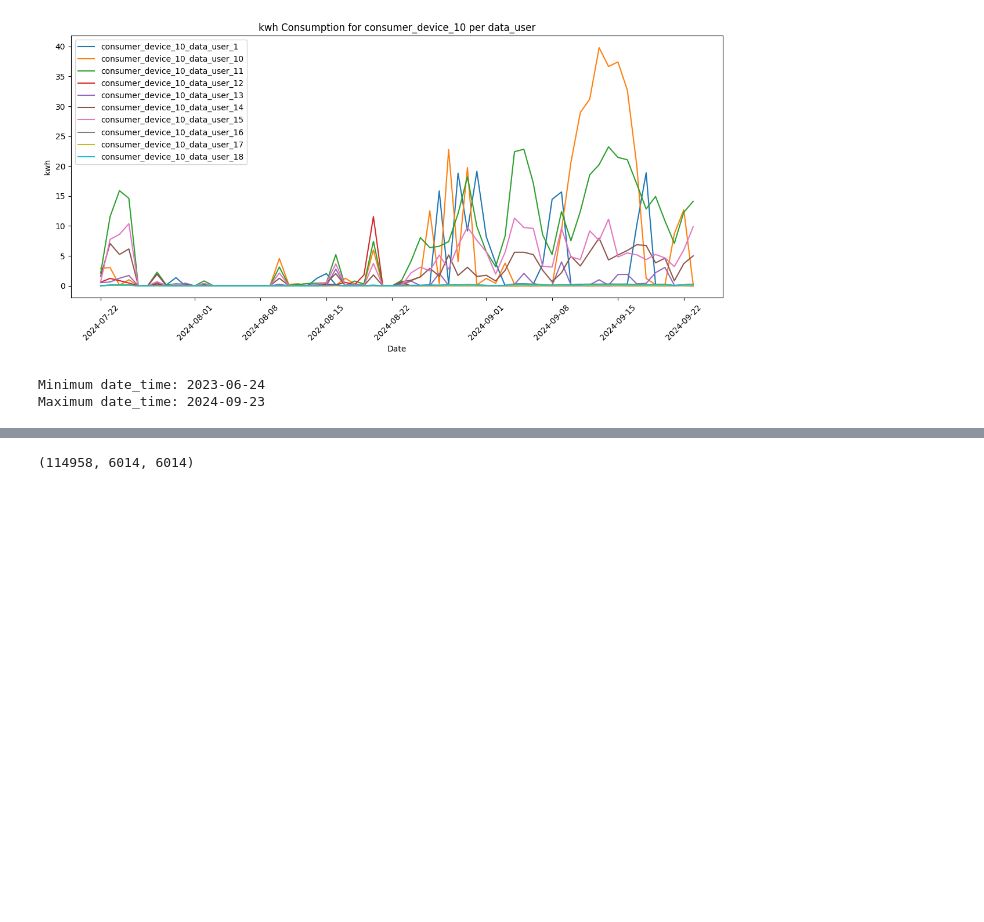
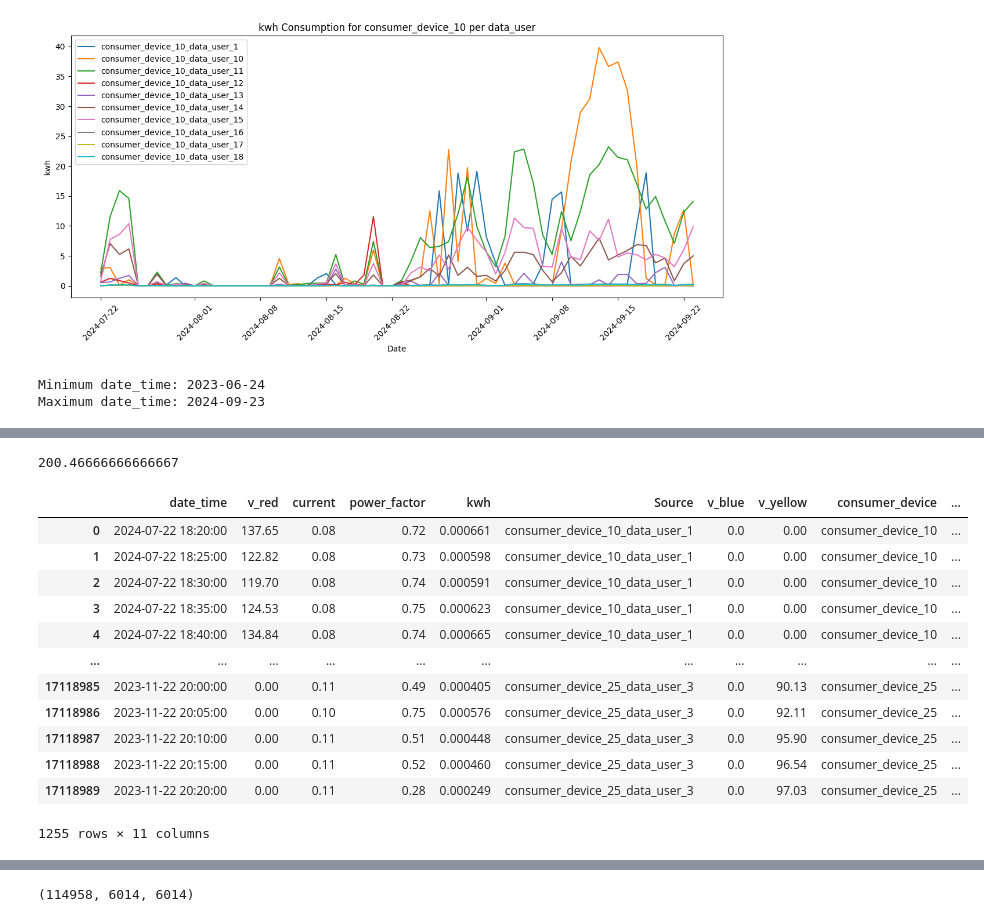
Before and after one commit to SIDIBEMoussa/Hydropower-Climate-Optimisation-Challenge, a Jupyter notebook: Notebook_version_1.ipynb, the cells around one changed output, grey strips where cells are left out. Cells and saved outputs as stored; diff of their text form; code cells hidden in the pictures; blank space fills up the shorter version.

```diff
--- a/Notebook_version_1.ipynb
+++ b/Notebook_version_1.ipynb
@@ -299,3 +310,23 @@ complete_data.head()
+# %%
+sub_data.shape[0]/30
+# %% [output]
+200.46666666666667
+# %%
+all_data_df.groupby(["consumer_device", "data_user"]).head()
+# %% [output]
+|  | date_time | v_red | current | power_factor | kwh | Source | v_blue | v_yellow | consumer_device | ... |
+| 0 | 2024-07-22 18:20:00 | 137.65 | 0.08 | 0.72 | 0.000661 | consumer_device_10_data_user_1 | 0.0 | 0.00 | consumer_device_10 | ... |
+| 1 | 2024-07-22 18:25:00 | 122.82 | 0.08 | 0.73 | 0.000598 | consumer_device_10_data_user_1 | 0.0 | 0.00 | consumer_device_10 | ... |
+| 2 | 2024-07-22 18:30:00 | 119.70 | 0.08 | 0.74 | 0.000591 | consumer_device_10_data_user_1 | 0.0 | 0.00 | consumer_device_10 | ... |
+| 3 | 2024-07-22 18:35:00 | 124.53 | 0.08 | 0.75 | 0.000623 | consumer_device_10_data_user_1 | 0.0 | 0.00 | consumer_device_10 | ... |
+| 4 | 2024-07-22 18:40:00 | 134.84 | 0.08 | 0.74 | 0.000665 | consumer_device_10_data_user_1 | 0.0 | 0.00 | consumer_device_10 | ... |
+| ... | ... | ... | ... | ... | ... | ... | ... | ... | ... | ... |
+| 17118985 | 2023-11-22 20:00:00 | 0.00 | 0.11 | 0.49 | 0.000405 | consumer_device_25_data_user_3 | 0.0 | 90.13 | consumer_device_25 | ... |
+| 17118986 | 2023-11-22 20:05:00 | 0.00 | 0.10 | 0.75 | 0.000576 | consumer_device_25_data_user_3 | 0.0 | 92.11 | consumer_device_25 | ... |
+| 17118987 | 2023-11-22 20:10:00 | 0.00 | 0.11 | 0.51 | 0.000448 | consumer_device_25_data_user_3 | 0.0 | 95.90 | consumer_device_25 | ... |
+| 17118988 | 2023-11-22 20:15:00 | 0.00 | 0.11 | 0.52 | 0.000460 | consumer_device_25_data_user_3 | 0.0 | 96.54 | consumer_device_25 | ... |
+| 17118989 | 2023-11-22 20:20:00 | 0.00 | 0.11 | 0.28 | 0.000249 | consumer_device_25_data_user_3 | 0.0 | 97.03 | consumer_device_25 | ... |
+1255 rows × 11 columns
 # %%
 import pandas as pd
 from statsmodels.tsa.arima.model import ARIMA
```
Also changed, not shown: parts of 8 cells of this notebook.
